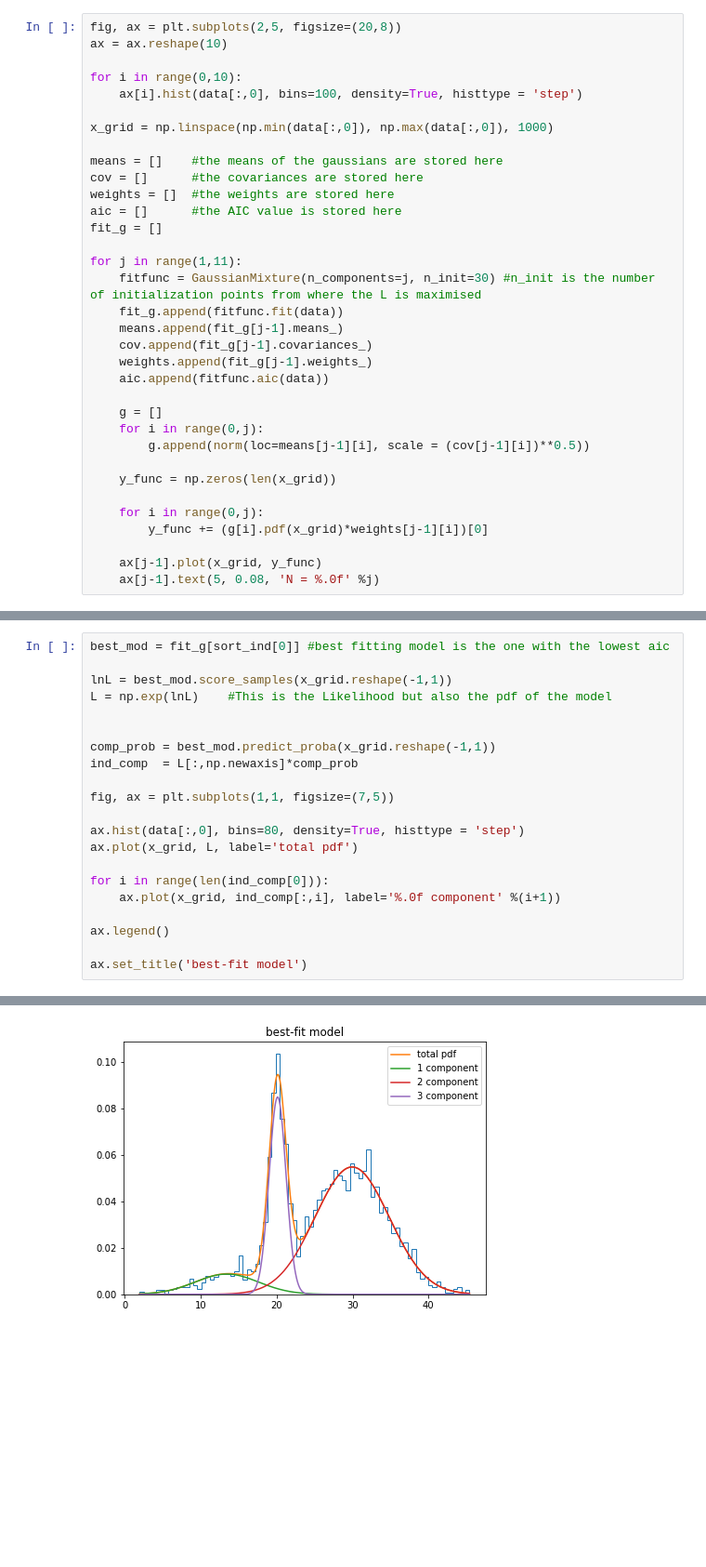
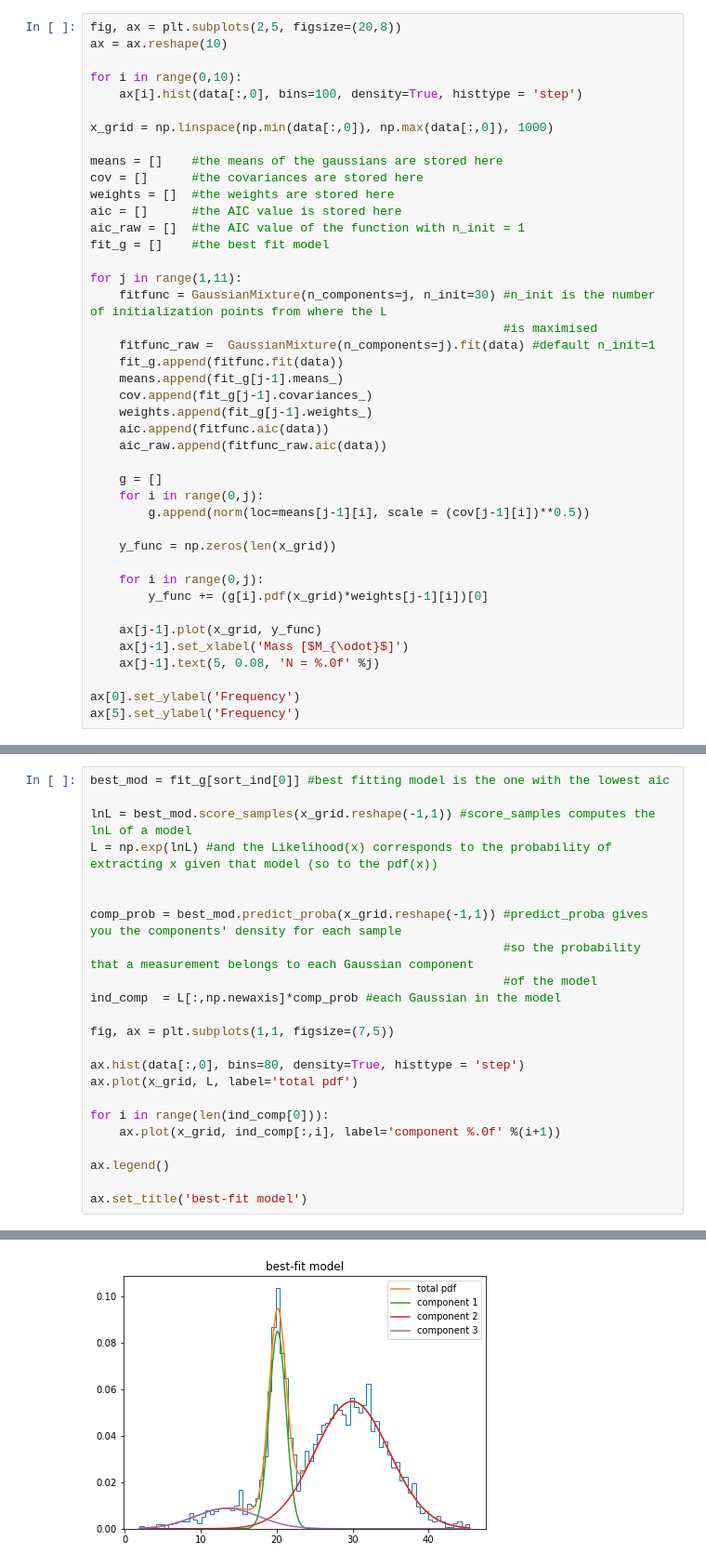
Before and after one commit to giuliapru/astrostatistics_bicocca_2022, a Jupyter notebook: working/L06_Gaussian_mixture.ipynb, the cells around one changed output, grey strips where cells are left out. Shown at 93% size. Cells and saved outputs as stored; diff of their text form; blank space fills up the shorter version.

```diff
--- a/working/L06_Gaussian_mixture.ipynb
+++ b/working/L06_Gaussian_mixture.ipynb
@@ -22,15 +38,19 @@ means = []    #the means of the gaussians are stored here
 cov = []      #the covariances are stored here
 weights = []  #the weights are stored here
 aic = []      #the AIC value is stored here
-fit_g = []
+aic_raw = []  #the AIC value of the function with n_init = 1
+fit_g = []    #the best fit model
 
 for j in range(1,11):
-    fitfunc = GaussianMixture(n_components=j, n_init=30) #n_init is the number of initialization points from where the L is maximised
+    fitfunc = GaussianMixture(n_components=j, n_init=30) #n_init is the number of initialization points from where the L
+                                                         #is maximised
+    fitfunc_raw =  GaussianMixture(n_components=j).fit(data) #default n_init=1
     fit_g.append(fitfunc.fit(data))
     means.append(fit_g[j-1].means_)
     cov.append(fit_g[j-1].covariances_)
     weights.append(fit_g[j-1].weights_)
     aic.append(fitfunc.aic(data))
+    aic_raw.append(fitfunc_raw.aic(data))
 
     g = []
     for i in range(0,j):
@@ -42,5 +62,9 @@ for j in range(1,11):
         y_func += (g[i].pdf(x_grid)*weights[j-1][i])[0]
 
     ax[j-1].plot(x_grid, y_func)
+    ax[j-1].set_xlabel('Mass [$M_{\odot}$]')
     ax[j-1].text(5, 0.08, 'N = %.0f' %j)
+
+ax[0].set_ylabel('Frequency')
+ax[5].set_ylabel('Frequency')
 # %% [output]
@@ -63,24 +104,26 @@ Text(0, 0.5, 'AIC')
 # %%
 best_mod = fit_g[sort_ind[0]] #best fitting model is the one with the lowest aic
 
-lnL = best_mod.score_samples(x_grid.reshape(-1,1))
-L = np.exp(lnL)    #This is the Likelihood but also the pdf of the model
+lnL = best_mod.score_samples(x_grid.reshape(-1,1)) #score_samples computes the lnL of a model
+L = np.exp(lnL) #and the Likelihood(x) corresponds to the probability of extracting x given that model (so to the pdf(x))
 
 
-comp_prob = best_mod.predict_proba(x_grid.reshape(-1,1))
-ind_comp  = L[:,np.newaxis]*comp_prob
+comp_prob = best_mod.predict_proba(x_grid.reshape(-1,1)) #predict_proba gives you the components' density for each sample
+                                                         #so the probability that a measurement belongs to each Gaussian component
+                                                         #of the model
+ind_comp  = L[:,np.newaxis]*comp_prob #each Gaussian in the model
 
 fig, ax = plt.subplots(1,1, figsize=(7,5))
 
 ax.hist(data[:,0], bins=80, density=True, histtype = 'step')
 ax.plot(x_grid, L, label='total pdf')
 
 for i in range(len(ind_comp[0])):
-    ax.plot(x_grid, ind_comp[:,i], label='%.0f component' %(i+1))
+    ax.plot(x_grid, ind_comp[:,i], label='component %.0f' %(i+1))
 
 ax.legend()
 
 ax.set_title('best-fit model')
 # %% [output]
 Text(0.5, 1.0, 'best-fit model')
-[figure, old version]
+[figure, new version]
```
Also changed, not shown: parts of 11 cells of this notebook.
